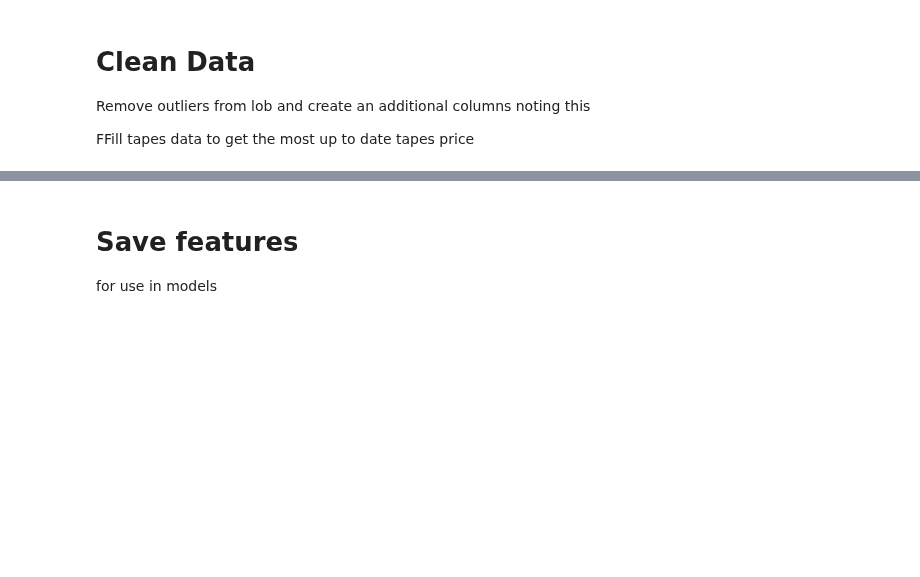
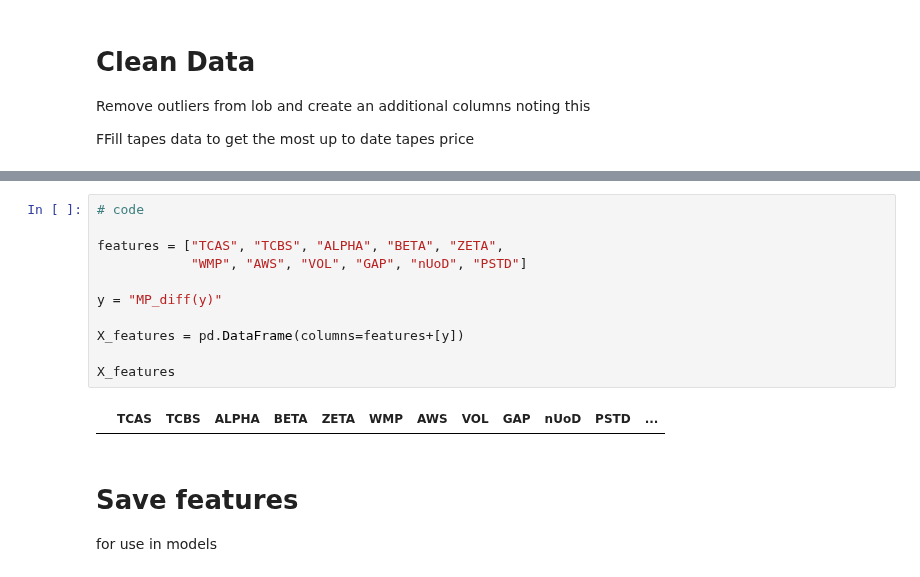
Before and after one commit to UoB-DSMP-2023-24/dsmp-2024-group-19, a Jupyter notebook: final_classification_pipeline.ipynb, the cells around one changed output, grey strips where cells are left out. Cells and saved outputs as stored; diff of their text form; blank space fills up the shorter version.

```diff
--- a/final_classification_pipeline.ipynb
+++ b/final_classification_pipeline.ipynb
@@ -51,3 +371,16 @@ Use 1min aggregation
+# %%
+# code
+
+features = ["TCAS", "TCBS", "ALPHA", "BETA", "ZETA",
+            "WMP", "AWS", "VOL", "GAP", "nUoD", "PSTD"]
+
+y = "MP_diff(y)"
+
+X_features = pd.DataFrame(columns=features+[y])
+
+X_features
+# %% [output]
+|  | TCAS | TCBS | ALPHA | BETA | ZETA | WMP | AWS | VOL | GAP | nUoD | PSTD | ... |
 # %% [markdown]
 # Save features
 
```
Also changed, not shown: parts of 5 cells of this notebook, 2 other files.
